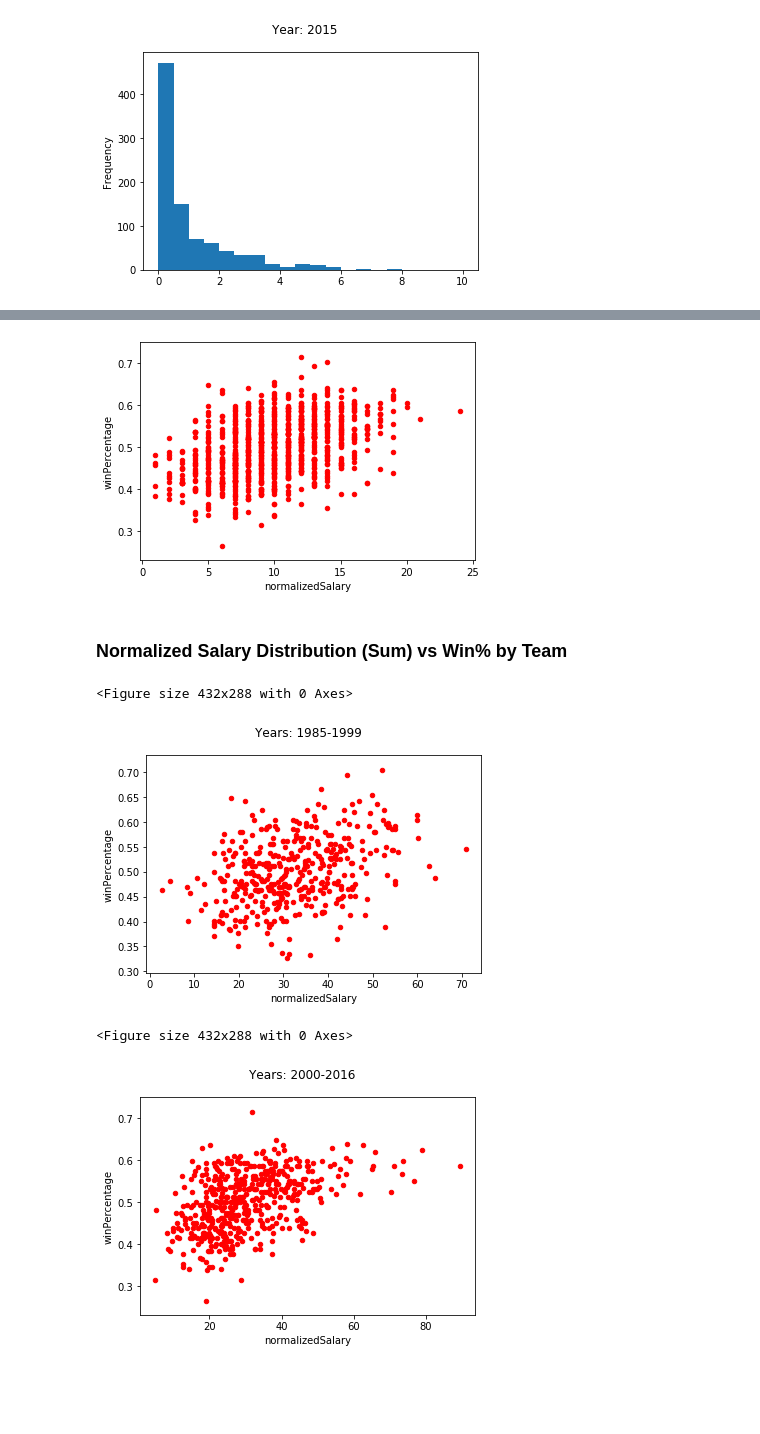
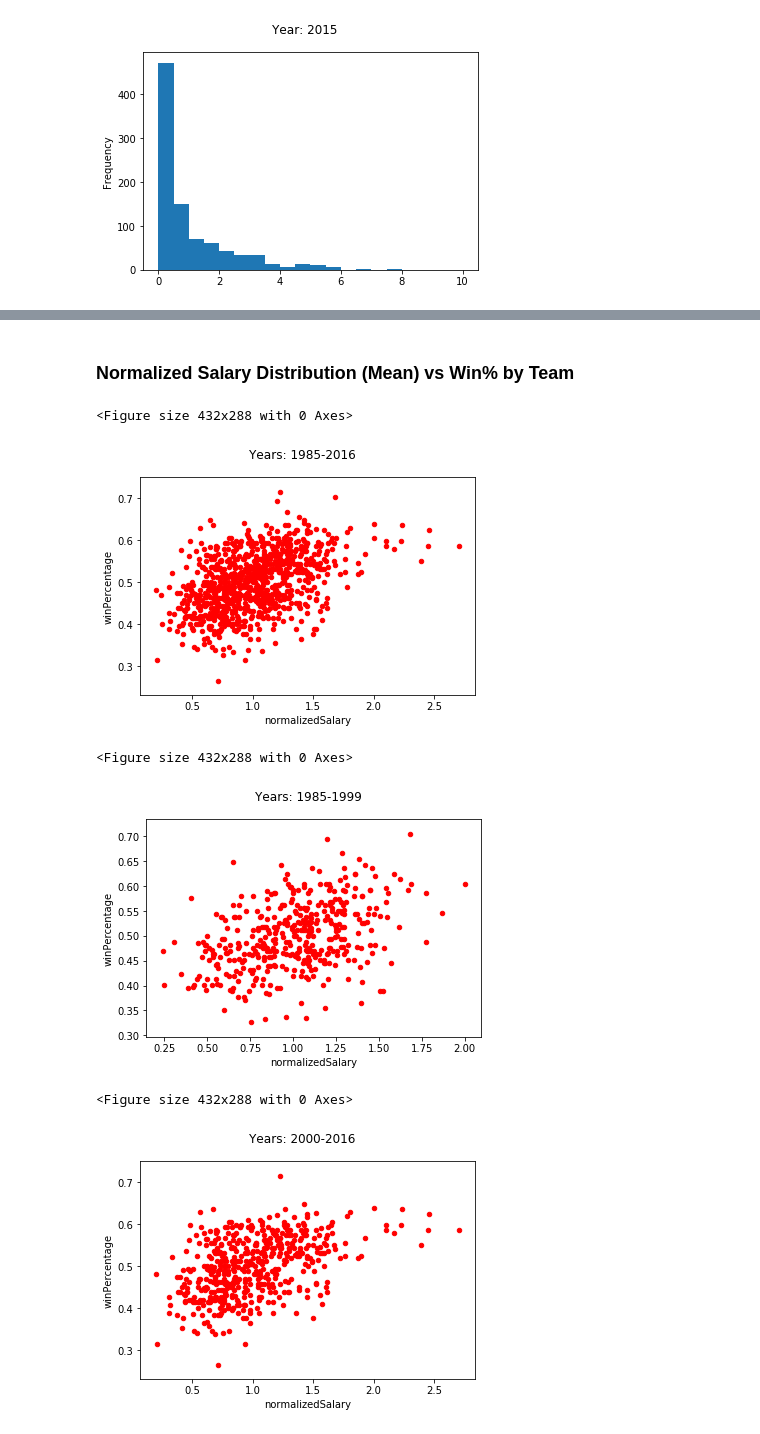
Before and after one commit to draped4/lahman, a Jupyter notebook: lahman_data_salary.ipynb, the cells around one changed output, grey strips where cells are left out. Saved outputs shown, nothing was run; the diff lists cells and outputs as text; code cells hidden in the pictures; blank space fills up the shorter version.

```diff
--- a/lahman_data_salary.ipynb
+++ b/lahman_data_salary.ipynb
@@ -153,35 +168,32 @@ salary_win_df
-# %%
-# Filter based on year or team
-salary_win_filtered_df = salary_win_df[salary_win_df.yearID >= 1985]
-
-# Plot win percentag vs normalized salary count for every year and team
-salary_win_filtered_df.plot(kind='scatter',x='normalizedSalary',y='winPercentage',color='red')
-plt.show()
-# %% [output]
-[figure, removed]
 # %% [markdown]
-### Normalized Salary Distribution (Sum) vs Win% by Team
+### Normalized Salary Distribution (Mean) vs Win% by Team
 # %%
-# Sum normalized salaries by year by team
-year_team_sum_df = batting_filtered_df.groupby(['yearID','teamID_x']).normalizedSalary.sum()
+# Average normalized salaries by year by team
+year_team_sum_df = batting_filtered_df.groupby(['yearID','teamID_x']).normalizedSalary.mean()
 
 # Merge with teams to get wins and games, calculate win %
 salary_sum_win_df = pd.merge(year_team_sum_df, teams_df,  how='left', left_on=['yearID','teamID_x'], right_on = ['yearID','teamID'])
 salary_sum_win_df['winPercentage'] = salary_sum_win_df.W / salary_sum_win_df.G
 
 # Filter based on year or team and plot
+plt.figure()
+salary_sum_win_df.plot(kind='scatter',x='normalizedSalary',y='winPercentage',color='red')
+plt.suptitle("Years: 1985-2016")
+
 salary_sum_win_filtered_df = salary_sum_win_df[(salary_sum_win_df.yearID >= 1985) & (salary_sum_win_df.yearID <= 1999)]
 plt.figure()
 salary_sum_win_filtered_df.plot(kind='scatter',x='normalizedSalary',y='winPercentage',color='red')
 plt.suptitle("Years: 1985-1999")
 
 salary_sum_win_filtered_df = salary_sum_win_df[(salary_sum_win_df.yearID >= 2000) & (salary_sum_win_df.yearID <= 2016)]
 plt.figure()
 salary_sum_win_filtered_df.plot(kind='scatter',x='normalizedSalary',y='winPercentage',color='red')
 plt.suptitle("Years: 2000-2016")
 plt.show()
 # %% [output]
 <Figure size 432x288 with 0 Axes>
-[figure, old version]
+[figure, new version]
 <Figure size 432x288 with 0 Axes>
-[figure, old version]
+[figure, new version]
+<Figure size 432x288 with 0 Axes>
+[figure, added]
```
Also changed, not shown: parts of 3 cells of this notebook, 4 other files.
